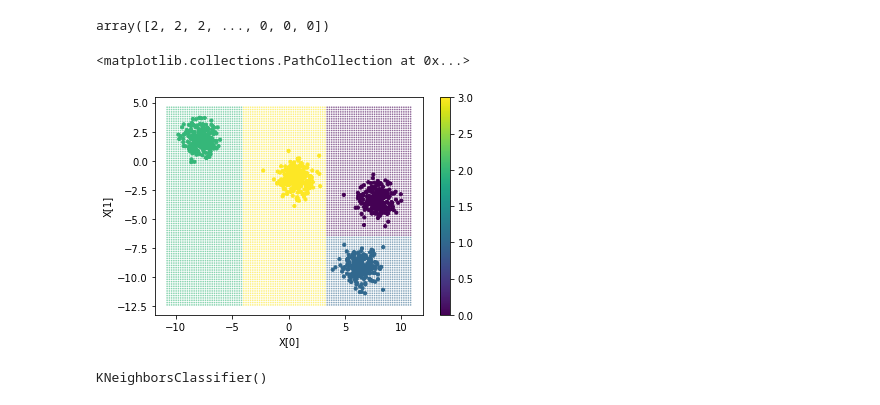
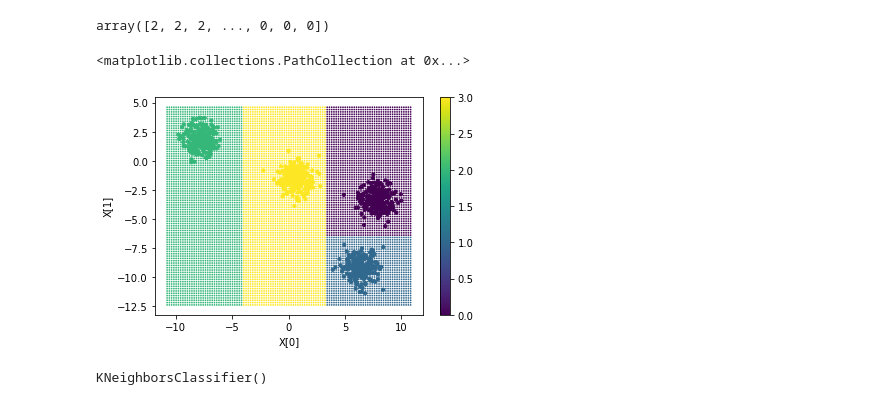
Before and after one commit to YashwanthMN1/MLEdyoda, a Jupyter notebook: Week 4/2/Decision Tree Fundamentals.ipynb, the cells around one changed output. Drawn from its saved outputs; the diff is of its cells as text; code cells hidden in the pictures.

```diff
--- a/Week 4/2/Decision Tree Fundamentals.ipynb
+++ b/Week 4/2/Decision Tree Fundamentals.ipynb
@@ -1,6 +1,6 @@
 # %%
 from sklearn.datasets import make_blobs
 # %%
-X,Y = make_blobs(n_features=2, n_samples=1000, cluster_std=.8, centers=4, random_state=6)
+X,y = make_blobs(n_features=2, n_samples=1000, cluster_std=.8, centers=4, random_state=6)
 # %%
 import matplotlib.pyplot as plt
@@ -33,7 +32,7 @@ array([0, 3, 2, 2, 2])
 import pandas as pd
 df = pd.DataFrame({'X1':X[:,0],'X2':X[:,1]})
 # %%
-df['Target'] = Y
+df['Target'] = y
 # %%
 df.sample(10)
 # %% [output]
@@ -81,18 +80,18 @@ outcome
 # %% [output]
 array([2, 2, 2, ..., 0, 0, 0])
 # %%
-plt.scatter(X[:,0],X[:,1],s=10,c=Y)
+plt.scatter(X[:,0],X[:,1],s=10,c=y)
 plt.xlabel('X[0]')
 plt.ylabel('X[1]')
 plt.colorbar()
 #0 - purple
 #1 - blue
 #2 - Green
 #3 - Yellow
-plt.scatter(xx.ravel(),yy.ravel(),c=outcome,alpha=.5,s=.5)
+plt.scatter(xx.ravel(),yy.ravel(),c=outcome,s=.5)
 # %% [output]
 <matplotlib.collections.PathCollection at 0x...>
-[figure, old version]
+[figure, new version]
 # %%
 from sklearn.neighbors import KNeighborsClassifier
 # %%
```
Also changed, not shown: parts of 13 cells of this notebook, 1 other file.
